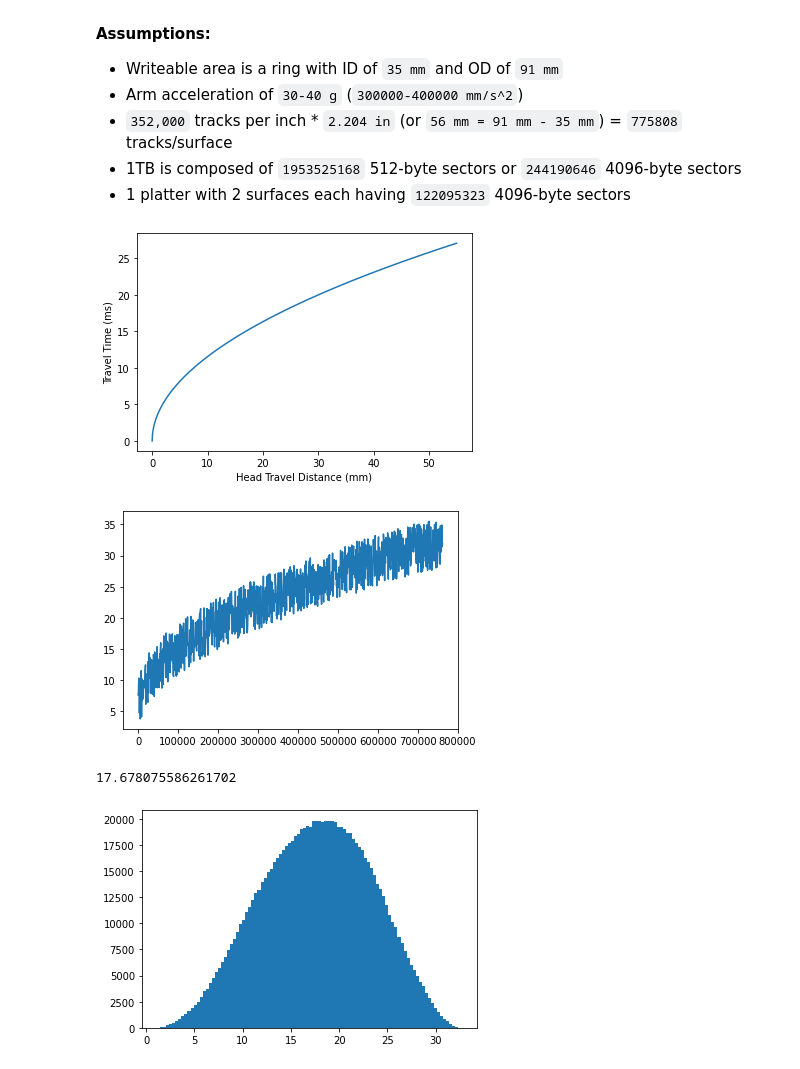
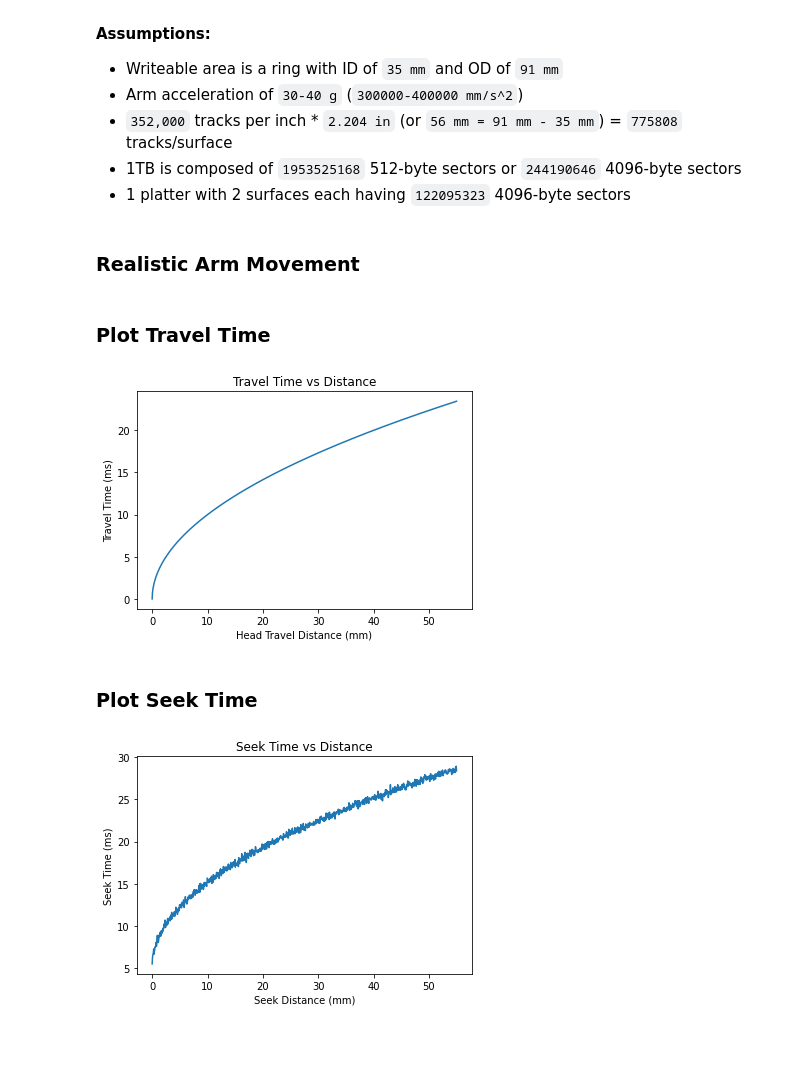
Before and after one commit to benraivel/CS337-Project-9, a Jupyter notebook: Project-9.ipynb, the cells around one changed output. Saved outputs shown, nothing was run; the diff lists cells and outputs as text; code cells hidden in the pictures; blank space fills up the shorter version.

```diff
--- a/Project-9.ipynb
+++ b/Project-9.ipynb
@@ -60,13 +58,12 @@ By making some physical assumptions about the disk we can do a much better. Here
 - `352,000` tracks per inch * `2.204 in` (or `56 mm = 91 mm - 35 mm`) = `775808` tracks/surface
 - 1TB is composed of `1953525168` 512-byte sectors or `244190646` 4096-byte sectors
 - 1 platter with 2 surfaces each having `122095323` 4096-byte sectors
+# %% [markdown]
+### Realistic Arm Movement
 # %%
-from numpy.random import default_rng
-
-
 def arm_travel_ms(d_mm):
     '''
-    to account for speedup + slowdown, find time to accelerate to halfway point and double it
+    to account for speedup + slowdown find time to accelerate to halfway point and double it
     '''
     a = 400000          # acceleration in mm/s^2
     t = (d_mm/a)**0.5   # find time to accelerate to halfway point
@@ -74,61 +71,56 @@ def arm_travel_ms(d_mm):
     t *= 1000           # convert to ms
     return t
 
-def seek_time_ms(current_track, target_track, RPM, rand, overhead_ms = 1):
+def seek_time_ms(track1, track2, RPM, rand, ovrhd_ms = 1):
     '''
     combine arm travel with overhead and random rotational delay
     '''
-    mm_per_track = (352000/25.4)**(-1)
+    mm_track = (25.4/352000)    # millimeters per track
+    ms_rev = 1000*60/RPM        # ms per revolution
 
-    dist_mm = np.abs(current_track-target_track)*mm_per_track
+    d = np.abs(track1-track2)   # distance between tracks
+    d_mm = d*mm_track           # convert to mm
 
-    time = arm_travel_ms(dist_mm) + overhead_ms + 1000*60*rand.random()/RPM
+    t = arm_travel_ms(d_mm)     # get travel time
+    t += ovrhd_ms               # add overhead
+    t += ms_rev*rand.random()   # add random rotational delay
 
-    return time
+    return t
+# %% [markdown]
+### Plot Travel Time
 # %%
 seek_dist_mm = np.linspace(0, 55, 1000)
-plt.plot(seek_dist_mm, travel_time_ms(seek_dist_mm))
+
+plt.plot(seek_dist_mm, arm_travel_ms(seek_dist_mm))
+plt.title('Travel Time vs Distance')
 plt.xlabel('Head Travel Distance (mm)')
 plt.ylabel('Travel Time (ms)')
+plt.savefig('Travel_Time_vs_Distance.png', dpi=300)
 plt.show()
 # %% [output]
-[figure, old version]
+[figure, new version]
+# %% [markdown]
+### Plot Seek Time
 # %%
 from numpy.random import default_rng
+
 rand= default_rng()
+track_dists = np.linspace(0, 55, 1000)
+times=[]
 
-track_dists = np.linspace(1, 762205, 1000)
+for i in range(track_dists.size):
+    temp = []
 
-times7200=[]
-#times5400=[]
-for i in range(track_dists.size):
-    times7200.append(seek_time_ms(0, track_dists[i], 7200, rand))
-    #times5400.append(seek_time_ms(0, track_dists[i], 5400, rand))
+    for _ in range(100):
+        temp.append(seek_time_ms(0, track_dists[i]*(352000/25.4), 7200, rand))
 
-plt.plot(track_dists, np.asarray(times7200))
-#plt.plot(track_dists, np.asarray(times5400))
+    times.append(np.sum(np.asarray(temp)/100))
 
+plt.plot(track_dists, np.asarray(times))
+plt.title('Seek Time vs Distance')
+plt.xlabel('Seek Distance (mm)')
+plt.ylabel('Seek Time (ms)')
+plt.savefig('Seek_Time_vs_Distance.png', dpi=300)
 plt.show()
 # %% [output]
-[figure, old version]
+[figure, new version]
-# %%
-from numpy.random import default_rng
-rand= default_rng()
-
-times = []
-for i in range(1000000):
-
-    locs = rand.random(2)*762205
-
-    times.append(seek_time_ms(locs[0], locs[1], 7200, rand))
-
-fig, axes = plt.subplots(1,1)
-
-axes.hist(times, bins=100)
-
-print(np.mean(np.asarray(times)))
-
-plt.show()
-# %% [output]
-17.678075586261702
-[figure, removed]
```
Also changed, not shown: parts of 10 cells of this notebook, 6 other files.
